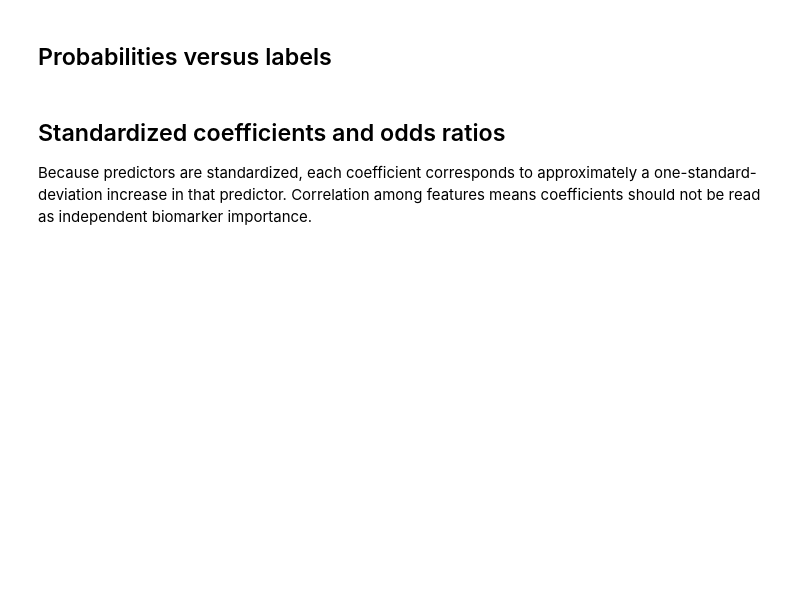
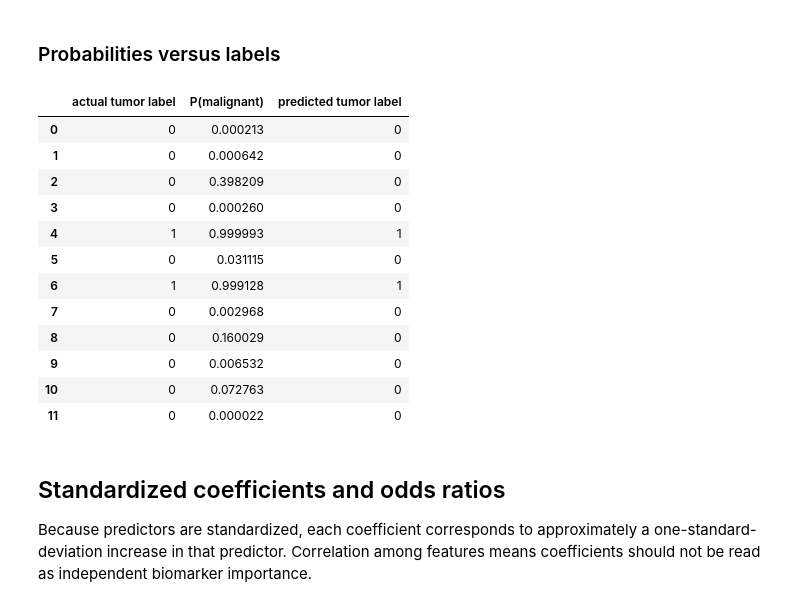
Before and after one commit to du-lab-data-science/teach-machine-learning, a Jupyter notebook: topics/5_classification/1_logistic-regression/2_python-lab/logistic_regression.ipynb, the cells around one changed output. Drawn from its saved outputs; the diff is of its cells as text; code cells hidden in the pictures; blank space fills up the shorter version.

```diff
--- a/topics/5_classification/1_logistic-regression/2_python-lab/logistic_regression.ipynb
+++ b/topics/5_classification/1_logistic-regression/2_python-lab/logistic_regression.ipynb
@@ -63,15 +155,29 @@ print("Test accuracy:", logit.score(X_test, y_test))
 # %% [markdown]
-## Probabilities versus labels
+### Probabilities versus labels
 # %%
-y_prob = logit.predict_proba(X_test)[:,1]
-y_pred = logit.predict(X_test)
+y_prob = lr_model.predict_proba(X_test)[:,1]
+y_pred = lr_model.predict(X_test)
 
 preview = pd.DataFrame({
-    "true_malignant": y_test.to_numpy()[:12],
+    "actual tumor label": y_test.to_numpy()[:12],
     "P(malignant)": y_prob[:12],
-    "predicted": y_pred[:12]
+    "predicted tumor label": y_pred[:12]
 })
 preview
+# %% [output]
+|  | actual tumor label | P(malignant) | predicted tumor label |
+| 0 | 0 | 0.000213 | 0 |
+| 1 | 0 | 0.000642 | 0 |
+| 2 | 0 | 0.398209 | 0 |
+| 3 | 0 | 0.000260 | 0 |
+| 4 | 1 | 0.999993 | 1 |
+| 5 | 0 | 0.031115 | 0 |
+| 6 | 1 | 0.999128 | 1 |
+| 7 | 0 | 0.002968 | 0 |
+| 8 | 0 | 0.160029 | 0 |
+| 9 | 0 | 0.006532 | 0 |
+| 10 | 0 | 0.072763 | 0 |
+| 11 | 0 | 0.000022 | 0 |
 # %% [markdown]
 ## Standardized coefficients and odds ratios
 Because predictors are standardized, each coefficient corresponds to approximately a one-standard-deviation increase in that predictor. Correlation among features means coefficients should not be read as independent biomarker importance.
```
Also changed, not shown: parts of 17 cells of this notebook.
